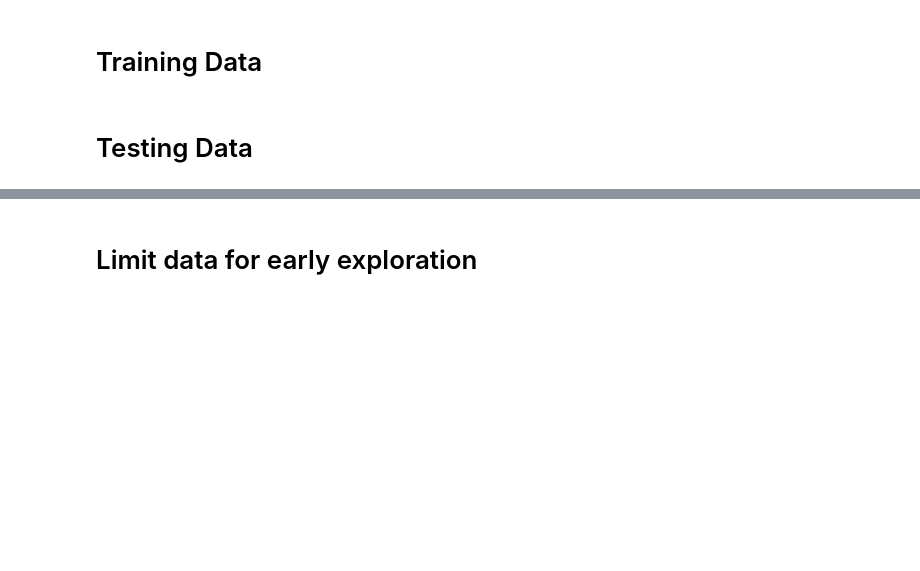
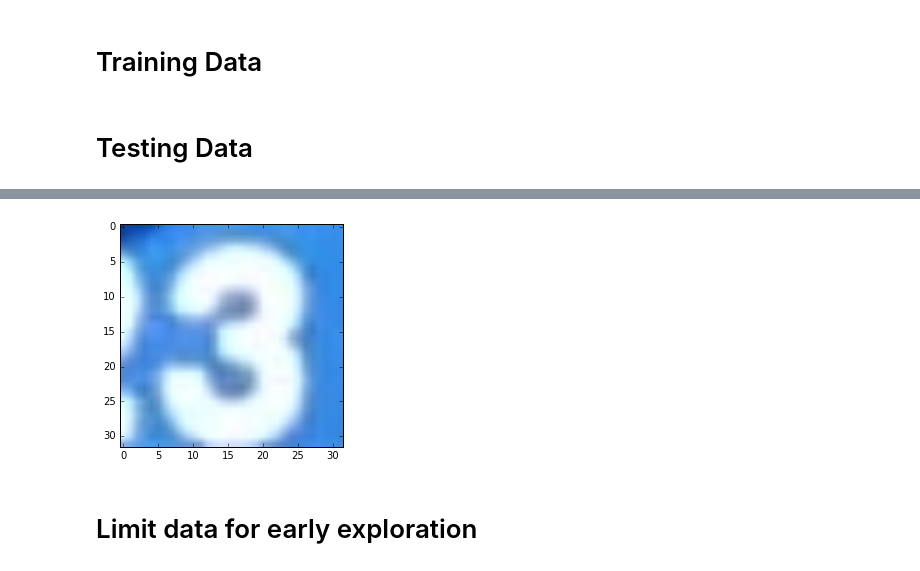
Before and after one commit to bryantbiggs/mcnulty-03, a Jupyter notebook: sandbox.ipynb, the cells around one changed output, grey strips where cells are left out. Drawn from its saved outputs; the diff is of its cells as text; code cells hidden in the pictures; blank space fills up the shorter version.

```diff
--- a/sandbox.ipynb
+++ b/sandbox.ipynb
@@ -50,3 +111,10 @@ x_test2d = reshape_4d_2d(x_test)
+# %%
+import matplotlib.image as mpimg
+
+imgplot = plt.imshow(train_data[:,:,:,3])
+imgplot.set_cmap('spectral')
+# %% [output]
+[figure, added]
 # %% [markdown]
 # Limit data for early exploration
 # %%
```
Also changed, not shown: parts of 14 cells of this notebook, 1 other file.
